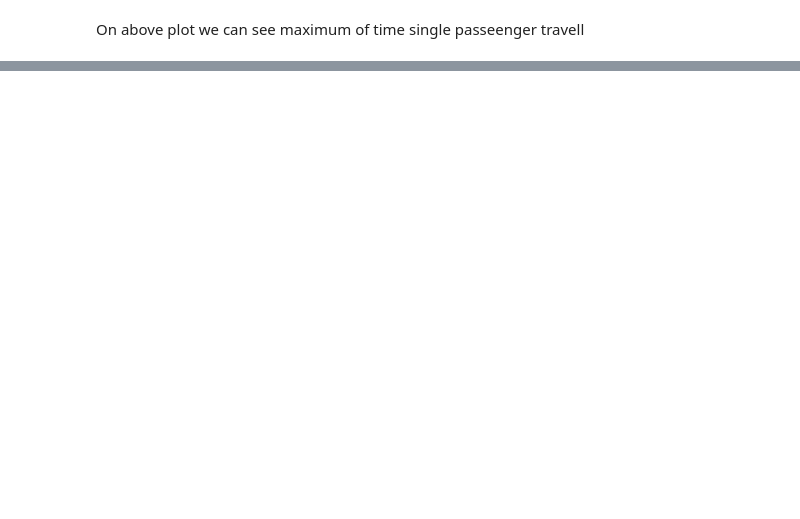
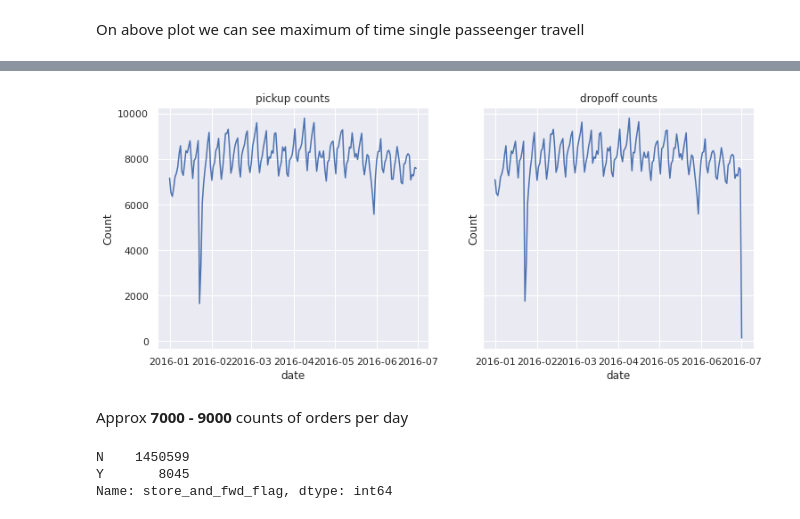
Before and after one commit to sanjaymkr/NYC-Taxi-Trip-Time-Prediction, a Jupyter notebook: Alma_Better_NYC_Taxi_Trip_Time_Prediction_Capstone_Project.ipynb, the cells around one changed output, grey strips where cells are left out. Drawn from its saved outputs; the diff is of its cells as text; code cells hidden in the pictures; blank space fills up the shorter version.

```diff
--- a/Alma_Better_NYC_Taxi_Trip_Time_Prediction_Capstone_Project.ipynb
+++ b/Alma_Better_NYC_Taxi_Trip_Time_Prediction_Capstone_Project.ipynb
@@ -211,0 +253,22 @@ Text(0.5, 1.0, 'Overall Monthly trips')
+# %%
+sns.set()
+fig, ax = plt.subplots(ncols=2, sharey=True)
+fig.set_size_inches(12, 5)
+
+ax[0].plot(df.groupby('pickup_date').count()['id'])
+ax[1].plot(df.groupby('dropoff_date').count()['id'])
+
+ax[0].set(xlabel='date', ylabel='Count',title="pickup counts")
+ax[1].set(xlabel='date', ylabel='Count',title="dropoff counts")
+
+plt.show()
+# %% [output]
+[figure, added]
+# %% [markdown]
+Approx **7000 - 9000** counts of orders per day
+# %%
+df.store_and_fwd_flag.value_counts()
+# %% [output]
+N    1450599
+Y       8045
+Name: store_and_fwd_flag, dtype: int64
```
Also changed, not shown: parts of 16 cells of this notebook.
